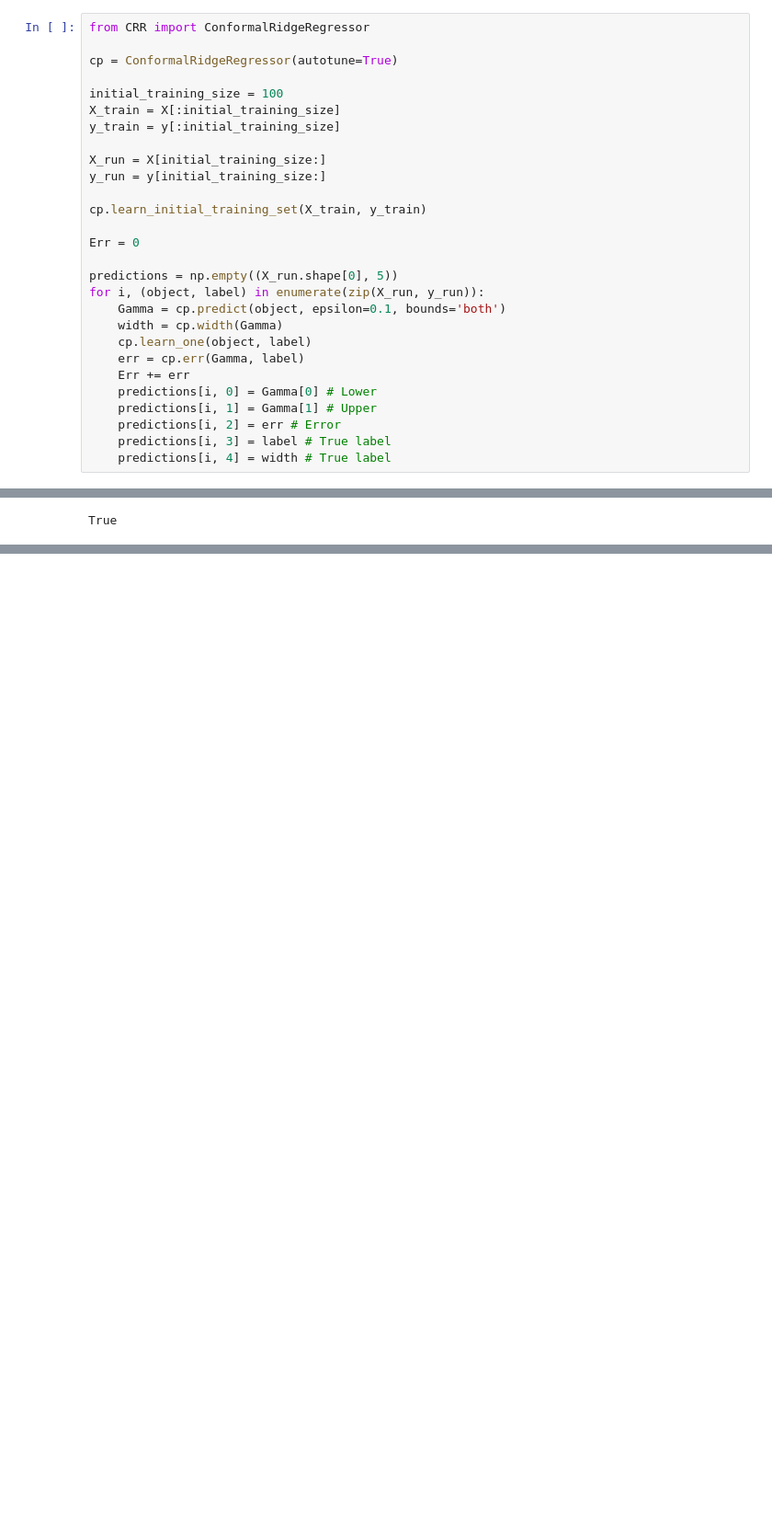
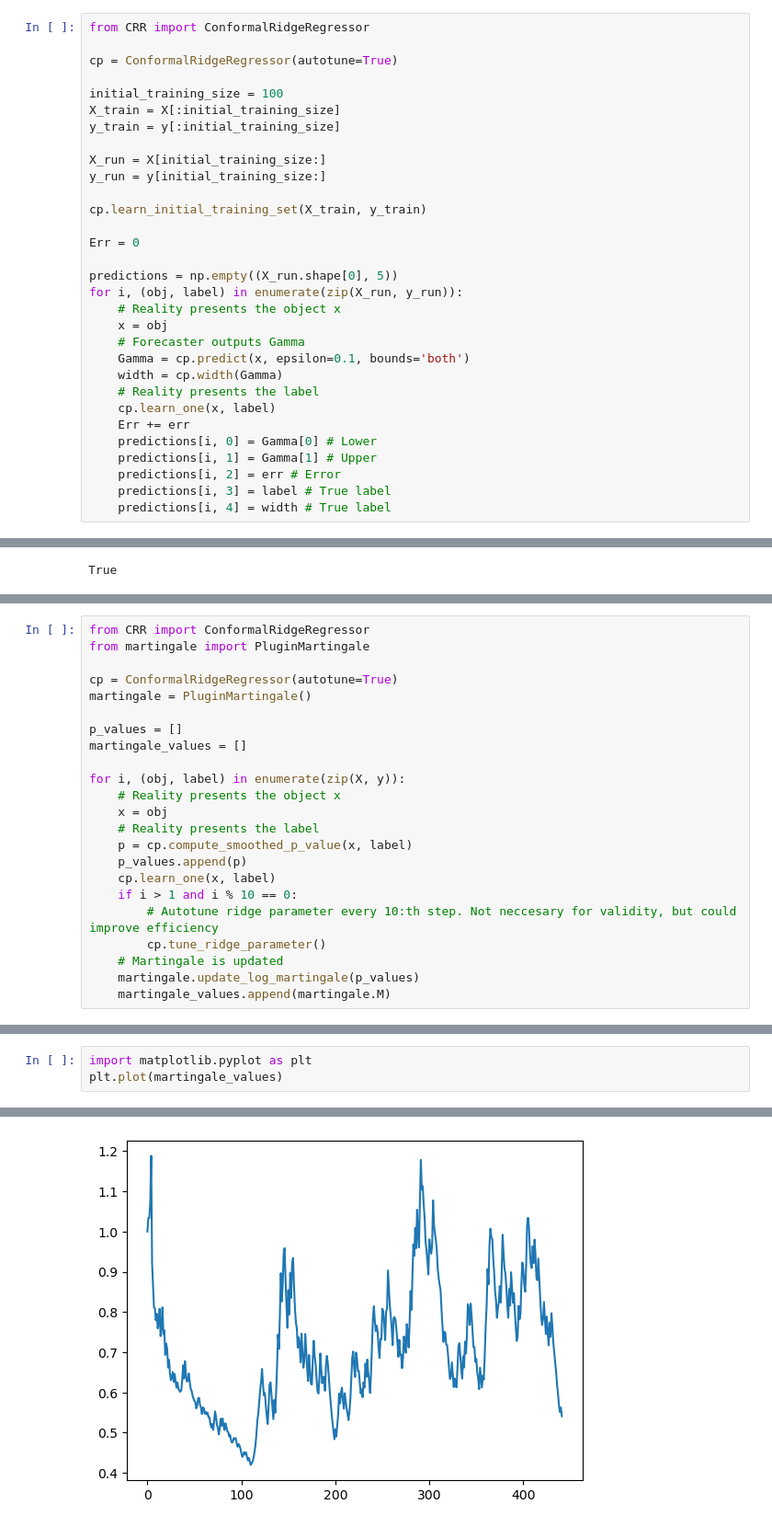
Before and after one commit to egonmedhatten/online-cp, a Jupyter notebook: example.ipynb, the cells around one changed output, grey strips where cells are left out. Shown at 92% size. Saved outputs shown, nothing was run; the diff lists cells and outputs as text; blank space fills up the shorter version.

Commit message:
p-values and martingale in example

```diff
--- a/example.ipynb
+++ b/example.ipynb
@@ -62,11 +68,14 @@ cp.learn_initial_training_set(X_train, y_train)
 Err = 0
 
 predictions = np.empty((X_run.shape[0], 5))
-for i, (object, label) in enumerate(zip(X_run, y_run)):
-    Gamma = cp.predict(object, epsilon=0.1, bounds='both')
+for i, (obj, label) in enumerate(zip(X_run, y_run)):
+    # Reality presents the object x
+    x = obj
+    # Forecaster outputs Gamma
+    Gamma = cp.predict(x, epsilon=0.1, bounds='both')
     width = cp.width(Gamma)
-    cp.learn_one(object, label)
-    err = cp.err(Gamma, label)
+    # Reality presents the label
+    cp.learn_one(x, label)
     Err += err
     predictions[i, 0] = Gamma[0] # Lower
     predictions[i, 1] = Gamma[1] # Upper
@@ -91,0 +103,23 @@ True
+# %%
+from CRR import ConformalRidgeRegressor
+from martingale import PluginMartingale
+
+cp = ConformalRidgeRegressor(autotune=True)
+martingale = PluginMartingale()
+
+p_values = []
+martingale_values = []
+
+for i, (obj, label) in enumerate(zip(X, y)):
+    # Reality presents the object x
+    x = obj
+    # Reality presents the label
+    p = cp.compute_smoothed_p_value(x, label)
+    p_values.append(p)
+    cp.learn_one(x, label)
+    if i > 1 and i % 10 == 0:
+        # Autotune ridge parameter every 10:th step. Not neccesary for validity, but could improve efficiency
+        cp.tune_ridge_parameter()
+    # Martingale is updated
+    martingale.update_log_martingale(p_values)
+    martingale_values.append(martingale.M)
@@ -91,0 +130,4 @@ True
+# %%
+import matplotlib.pyplot as plt
+plt.plot(martingale_values)
+# %% [output]
@@ -91,0 +135 @@ True
+[figure, added]
```
Also changed, not shown: parts of 8 cells of this notebook.
